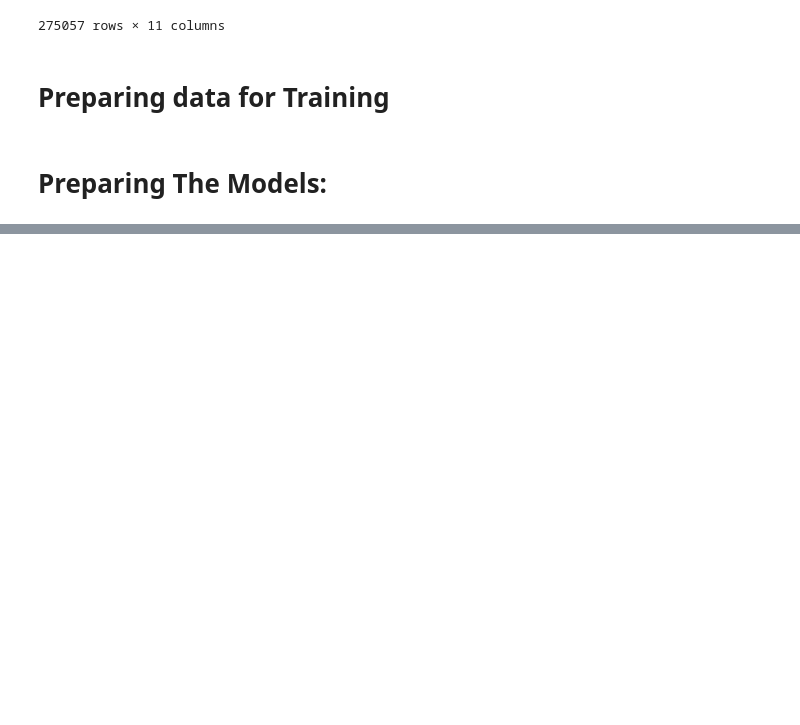
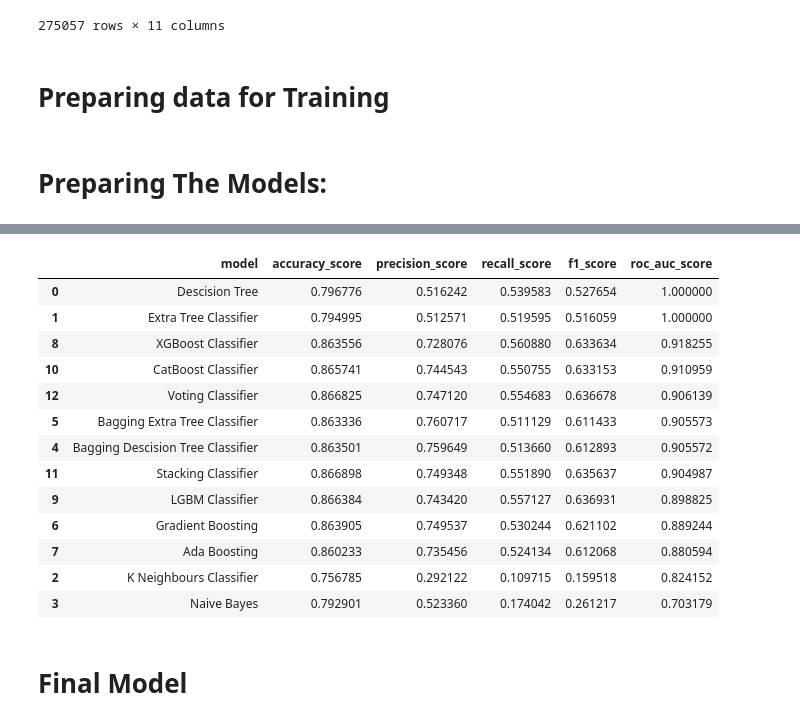
Before and after one commit to Archit2000/Data-Science-Practice, a Jupyter notebook: binary-classification-with-a-bank-churn-dataset/binary-classification-with-a-bank-churn-dataset.ipynb, the cells around one changed output, grey strips where cells are left out. Cells and saved outputs as stored; diff of their text form; code cells hidden in the pictures; blank space fills up the shorter version.

```diff
--- a/binary-classification-with-a-bank-churn-dataset/binary-classification-with-a-bank-churn-dataset.ipynb
+++ b/binary-classification-with-a-bank-churn-dataset/binary-classification-with-a-bank-churn-dataset.ipynb
@@ -173,0 +181,2 @@ X_test = df_test_model.drop("Exited", axis=1)
+# %%
+model_metrics = pd.DataFrame(columns=['model','accuracy_score','precision_score','recall_score','f1_score','roc_auc_score'])
@@ -310,0 +574,19 @@ AUC for validation set 4: 0.8833967651061759
+# %%
+model_metrics.sort_values(by=['roc_auc_score'],ascending=False)
+# %% [output]
+|  | model | accuracy_score | precision_score | recall_score | f1_score | roc_auc_score |
+| 0 | Descision Tree | 0.796776 | 0.516242 | 0.539583 | 0.527654 | 1.000000 |
+| 1 | Extra Tree Classifier | 0.794995 | 0.512571 | 0.519595 | 0.516059 | 1.000000 |
+| 8 | XGBoost Classifier | 0.863556 | 0.728076 | 0.560880 | 0.633634 | 0.918255 |
+| 10 | CatBoost Classifier | 0.865741 | 0.744543 | 0.550755 | 0.633153 | 0.910959 |
+| 12 | Voting Classifier | 0.866825 | 0.747120 | 0.554683 | 0.636678 | 0.906139 |
+| 5 | Bagging Extra Tree Classifier | 0.863336 | 0.760717 | 0.511129 | 0.611433 | 0.905573 |
+| 4 | Bagging Descision Tree Classifier | 0.863501 | 0.759649 | 0.513660 | 0.612893 | 0.905572 |
+| 11 | Stacking Classifier | 0.866898 | 0.749348 | 0.551890 | 0.635637 | 0.904987 |
+| 9 | LGBM Classifier | 0.866384 | 0.743420 | 0.557127 | 0.636931 | 0.898825 |
+| 6 | Gradient Boosting | 0.863905 | 0.749537 | 0.530244 | 0.621102 | 0.889244 |
+| 7 | Ada Boosting | 0.860233 | 0.735456 | 0.524134 | 0.612068 | 0.880594 |
+| 2 | K Neighbours Classifier | 0.756785 | 0.292122 | 0.109715 | 0.159518 | 0.824152 |
+| 3 | Naive Bayes | 0.792901 | 0.523360 | 0.174042 | 0.261217 | 0.703179 |
+# %% [markdown]
+# Final Model
```
Also changed, not shown: parts of 52 cells of this notebook, 13 other files.
